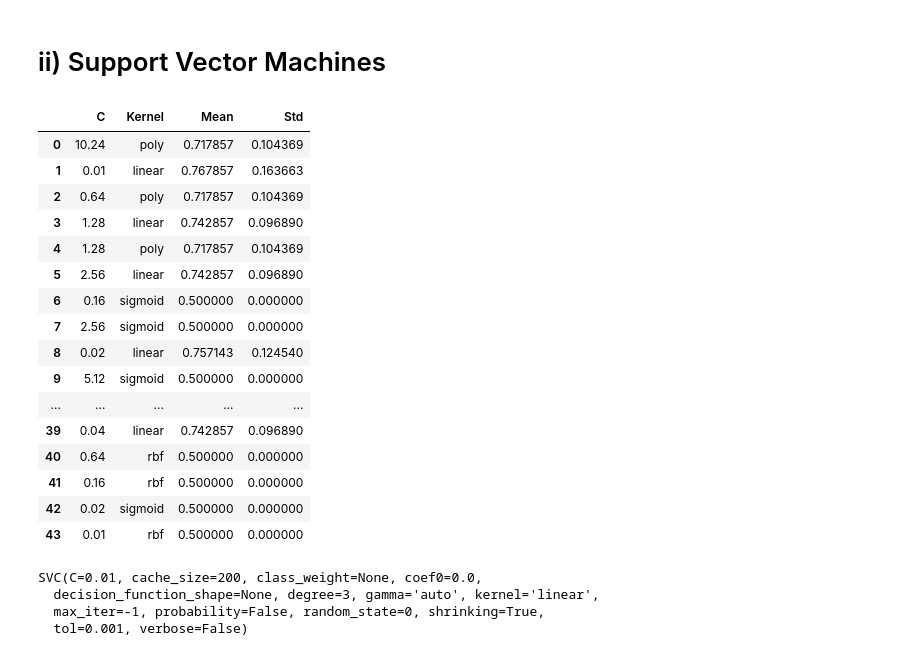
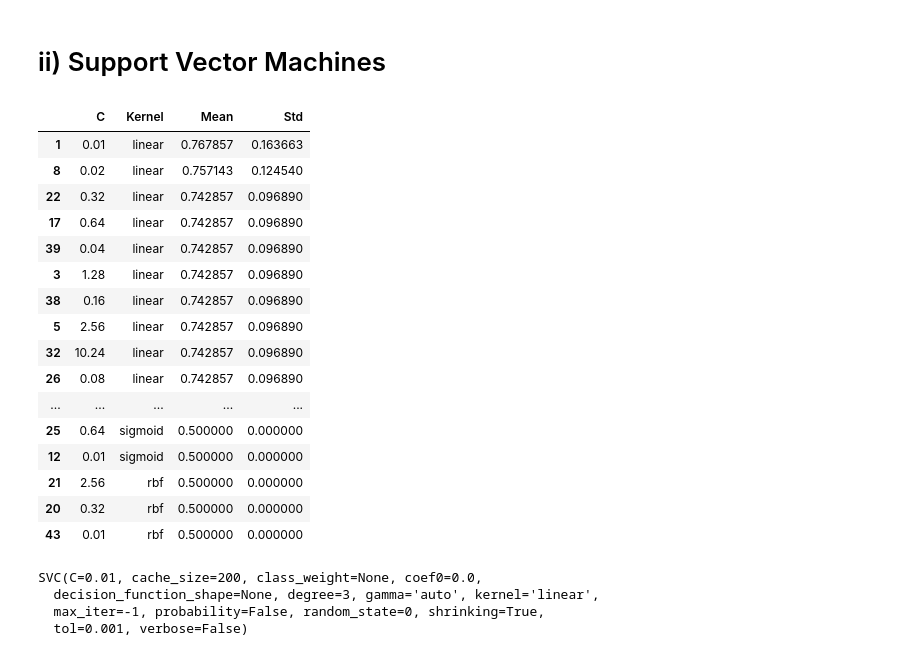
Before and after one commit to Jhilbertxtu/Binary-Classification-Colon-Tumor, a Jupyter notebook: Binary Classification.ipynb, the cells around one changed output. Saved outputs shown, nothing was run; the diff lists cells and outputs as text; code cells hidden in the pictures.

Commit message:
Sotring the performance table in descending order w.r.t to Mean

```diff
--- a/Binary Classification.ipynb
+++ b/Binary Classification.ipynb
@@ -185,24 +185,24 @@ for c in C_params:
 # %%
 svm_performance = pd.DataFrame([[x[0][0], x[0][1], x[1][0], x[1][1]] for x in dict_performance_svm.items()], \
                              columns=["C", "Kernel", "Mean", "Std"])
-svm_performance
+svm_performance.sort_values(by=['Mean'], ascending=[0])
 # %% [output]
 |  | C | Kernel | Mean | Std |
-| 0 | 10.24 | poly | 0.717857 | 0.104369 |
 | 1 | 0.01 | linear | 0.767857 | 0.163663 |
-| 2 | 0.64 | poly | 0.717857 | 0.104369 |
+| 8 | 0.02 | linear | 0.757143 | 0.124540 |
+| 22 | 0.32 | linear | 0.742857 | 0.096890 |
+| 17 | 0.64 | linear | 0.742857 | 0.096890 |
+| 39 | 0.04 | linear | 0.742857 | 0.096890 |
 | 3 | 1.28 | linear | 0.742857 | 0.096890 |
-| 4 | 1.28 | poly | 0.717857 | 0.104369 |
+| 38 | 0.16 | linear | 0.742857 | 0.096890 |
 | 5 | 2.56 | linear | 0.742857 | 0.096890 |
-| 6 | 0.16 | sigmoid | 0.500000 | 0.000000 |
-| 7 | 2.56 | sigmoid | 0.500000 | 0.000000 |
-| 8 | 0.02 | linear | 0.757143 | 0.124540 |
-| 9 | 5.12 | sigmoid | 0.500000 | 0.000000 |
+| 32 | 10.24 | linear | 0.742857 | 0.096890 |
+| 26 | 0.08 | linear | 0.742857 | 0.096890 |
 | ... | ... | ... | ... | ... |
-| 39 | 0.04 | linear | 0.742857 | 0.096890 |
-| 40 | 0.64 | rbf | 0.500000 | 0.000000 |
-| 41 | 0.16 | rbf | 0.500000 | 0.000000 |
-| 42 | 0.02 | sigmoid | 0.500000 | 0.000000 |
+| 25 | 0.64 | sigmoid | 0.500000 | 0.000000 |
+| 12 | 0.01 | sigmoid | 0.500000 | 0.000000 |
+| 21 | 2.56 | rbf | 0.500000 | 0.000000 |
+| 20 | 0.32 | rbf | 0.500000 | 0.000000 |
 | 43 | 0.01 | rbf | 0.500000 | 0.000000 |
 # %%
 best_svm_model
```
Also changed, not shown: parts of 2 cells of this notebook.
